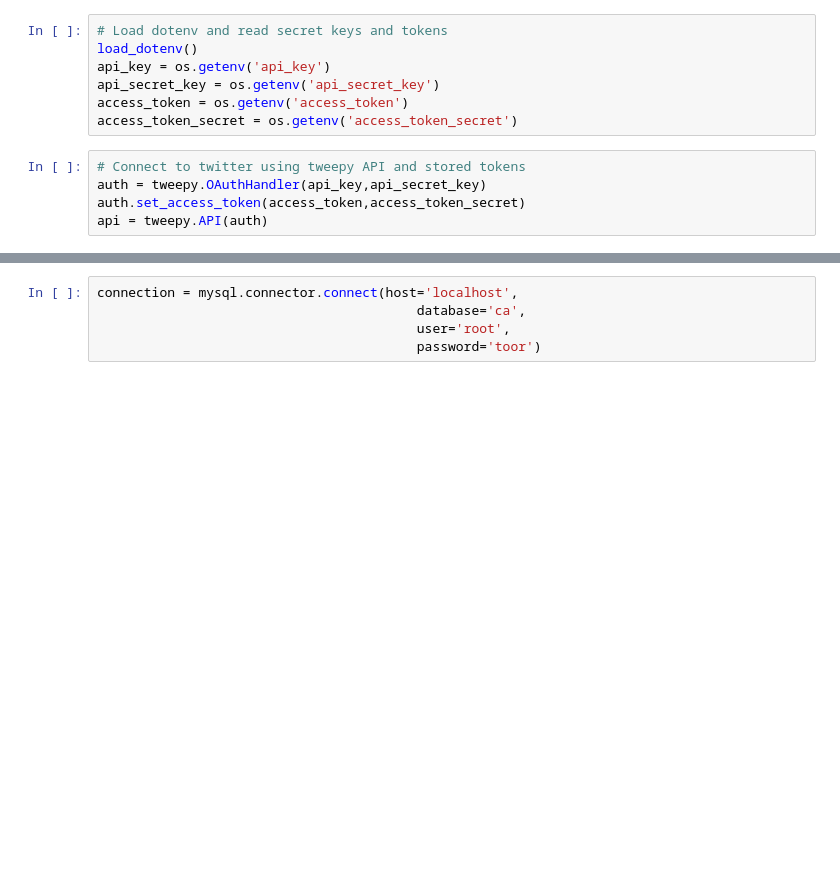
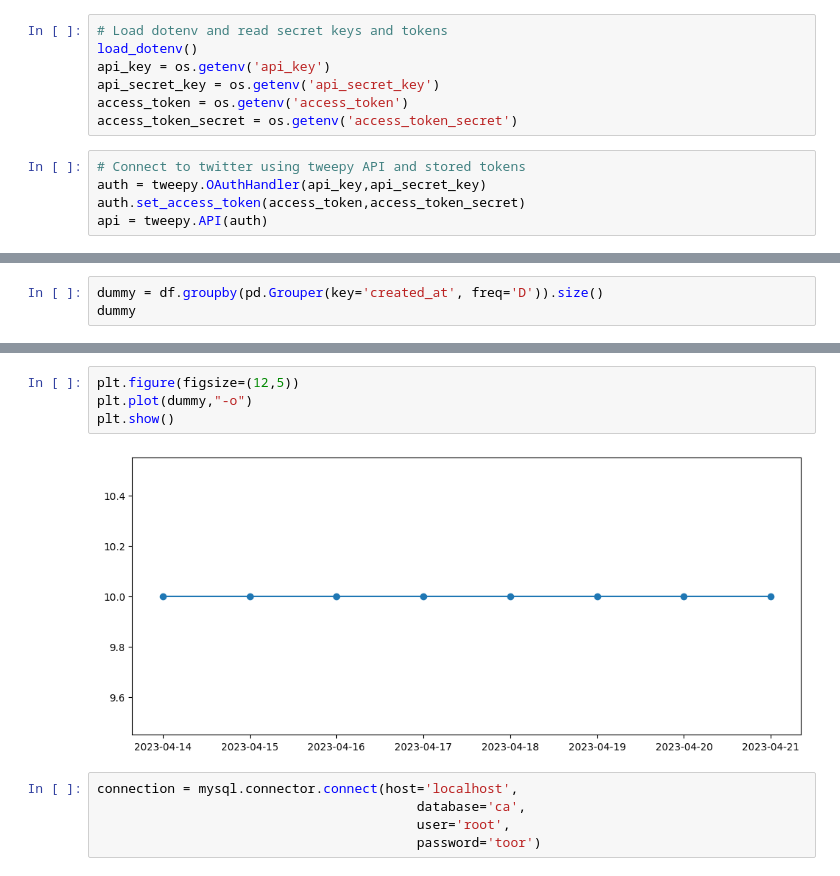
Before and after one commit to VirgilUwaoma/twitterwebscraping, a Jupyter notebook: programming_ca_two.ipynb, the cells around one changed output, grey strips where cells are left out. Saved outputs shown, nothing was run; the diff lists cells and outputs as text; blank space fills up the shorter version.

```diff
--- a/programming_ca_two.ipynb
+++ b/programming_ca_two.ipynb
@@ -117,0 +171,3 @@ df.head()
+# %%
+dummy = df.groupby(pd.Grouper(key='created_at', freq='D')).size()
+dummy
@@ -118,3 +185,9 @@ df.head()
+# %%
+plt.figure(figsize=(12,5))
+plt.plot(dummy,"-o")
+plt.show()
+# %% [output]
+[figure, added]
 # %%
 connection = mysql.connector.connect(host='localhost',
                                          database='ca',
```
Also changed, not shown: parts of 19 cells of this notebook, 1 other file.
